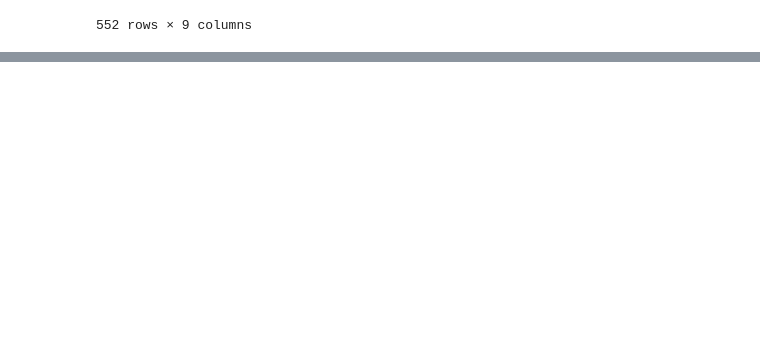
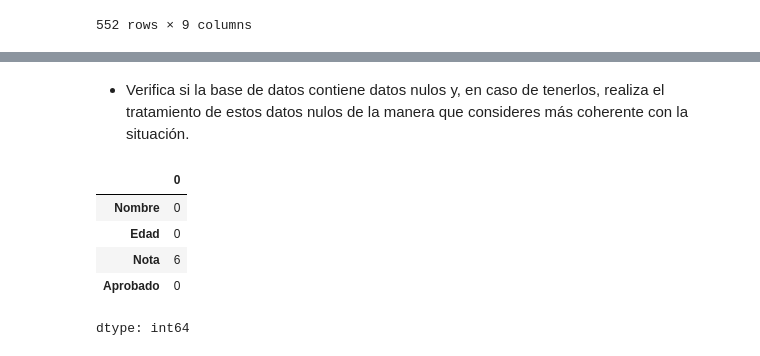
Before and after one commit to dscamacho333/Data_Science_Course, a Jupyter notebook: Pandas_Inmuebles_CDMX.ipynb, the cells around one changed output, grey strips where cells are left out. Cells and saved outputs as stored; diff of their text form; code cells hidden in the pictures; blank space fills up the shorter version.

```diff
--- a/Pandas_Inmuebles_CDMX.ipynb
+++ b/Pandas_Inmuebles_CDMX.ipynb
@@ -916,0 +945,6 @@ pd.read_csv(
+# %%
+students_dataframe : pd.DataFrame = pd.read_csv(
+    'https://gist.githubusercontent.com/ahcamachod/807a2c1cf6c19108b2b701ea1791ab45/raw/fb84f8b2d8917a89de26679eccdbc8f9c1d2e933/alumnos.csv'
+)
+
+students_dataframe
@@ -916,0 +969,11 @@ pd.read_csv(
+# %% [markdown]
+* Verifica si la base de datos contiene datos nulos y, en caso de tenerlos, realiza el tratamiento de estos datos nulos de la manera que consideres más coherente con la situación.
+# %%
+students_dataframe.isnull().sum()
+# %% [output]
+|  | 0 |
+| Nombre | 0 |
+| Edad | 0 |
+| Nota | 6 |
+| Aprobado | 0 |
+dtype: int64
```
Also changed, not shown: parts of 14 cells of this notebook.
